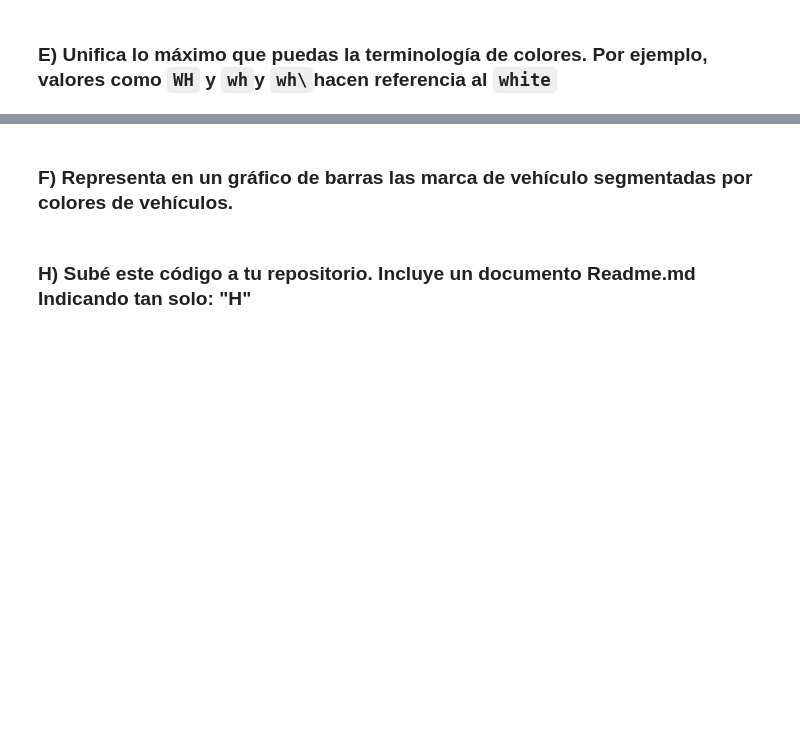
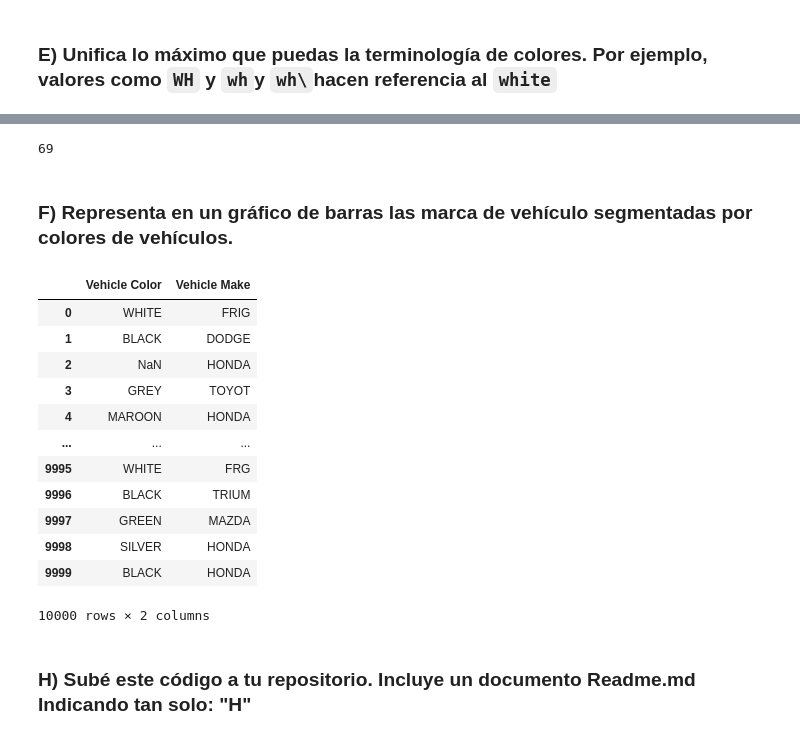
Before and after one commit to 1Nestor/-Proyecto-Pandas-y-Github, a Jupyter notebook: ProyectoPandas_Github_Nestor.ipynb, the cells around one changed output, grey strips where cells are left out. Cells and saved outputs as stored; diff of their text form; code cells hidden in the pictures; blank space fills up the shorter version.

```diff
--- a/ProyectoPandas_Github_Nestor.ipynb
+++ b/ProyectoPandas_Github_Nestor.ipynb
@@ -173,5 +319,35 @@ Name: count, dtype: int64
+# %%
+# pd.set_option('display.max_rows', None)
+# print(df6.isnull().sum()) # para saber cuantos NAN hay por columan en el DF. Al haber tantas columans no permite visualizar bien
+
+# df6.isnull().sum().sum() # Se suman todos los NAN que hay en el DF
+
+df6["Vehicle Color"].isnull().sum().sum() # Se suman todos los NAN que hay en el DF
+# %% [output]
+69
 # %% [markdown]
 ### F) Representa en un gráfico de barras las marca de vehículo segmentadas por colores de vehículos.
+# %%
+df77=df[["Vehicle Color","Vehicle Make"]]
+df77.isnull().sum().sum() # Todavía hay valores NaN
+
+df77.dropna()
+
+df77
+# %% [output]
+|  | Vehicle Color | Vehicle Make |
+| 0 | WHITE | FRIG |
+| 1 | BLACK | DODGE |
+| 2 | NaN | HONDA |
+| 3 | GREY | TOYOT |
+| 4 | MAROON | HONDA |
+| ... | ... | ... |
+| 9995 | WHITE | FRG |
+| 9996 | BLACK | TRIUM |
+| 9997 | GREEN | MAZDA |
+| 9998 | SILVER | HONDA |
+| 9999 | BLACK | HONDA |
+10000 rows × 2 columns
 # %% [markdown]
 ### H) Subé este código a tu repositorio. Incluye un documento Readme.md Indicando tan solo: "H"
 # %% [markdown]
```
Also changed, not shown: parts of 7 cells of this notebook.
